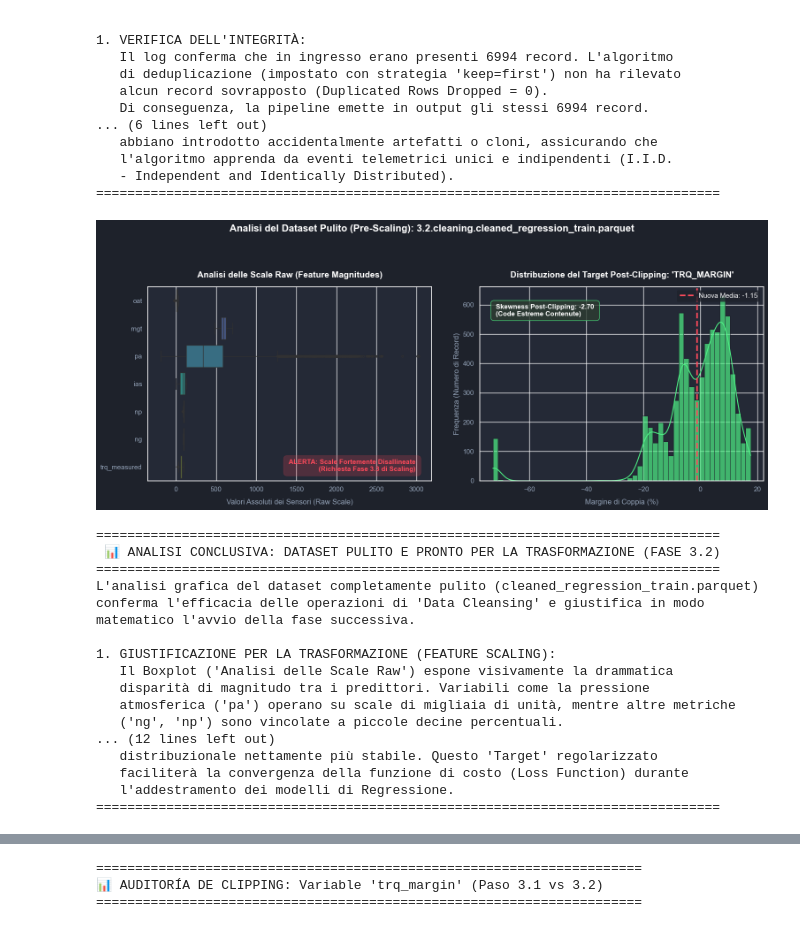
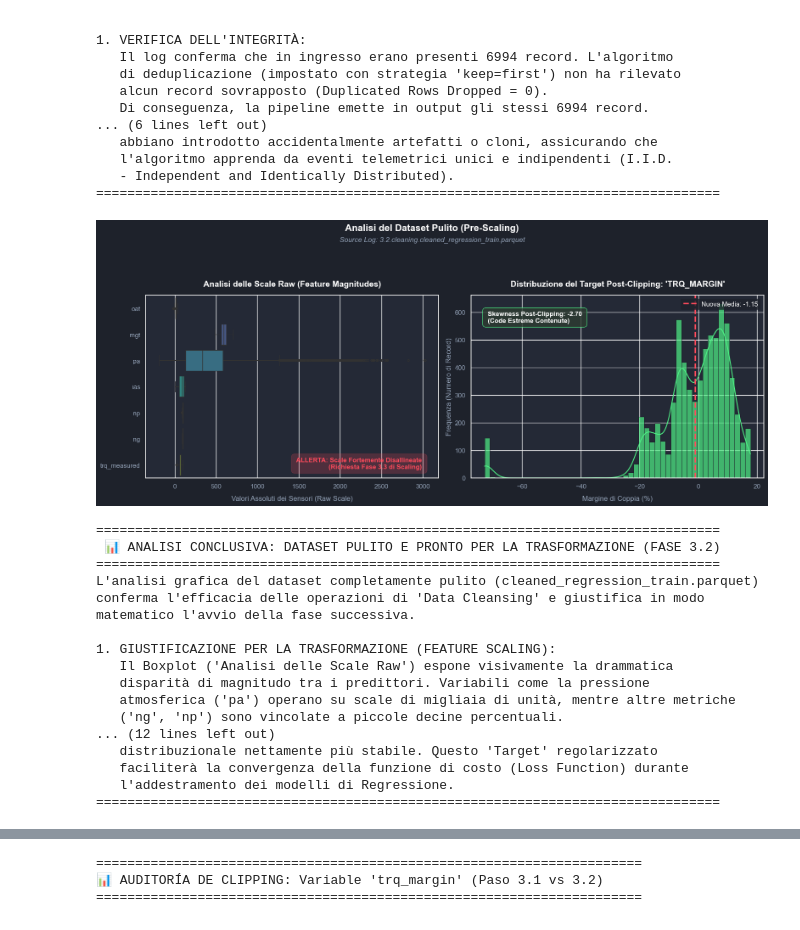
Before and after one commit to Catalinaqi/Project_MPPR-AI_B_PHM_America_2024, a Jupyter notebook: notebooks/phase3_analysis.ipynb, the cells around one changed output, grey strips where cells are left out. Drawn from its saved outputs; the diff is of its cells as text; code cells hidden in the pictures.

```diff
--- a/notebooks/phase3_analysis.ipynb
+++ b/notebooks/phase3_analysis.ipynb
@@ -730,31 +804,41 @@ df_features = df_cleaned.drop(columns=[target_col])
 target_data = df_cleaned[target_col]
 skewness_post_clip = target_data.skew()
 media_target = target_data.mean()
-
 # =============================================================================
 # 3. FASE DI DISEGNO: Visualizzazione grafica (Pre-Scaling EDA Dashboard)
 # =============================================================================
+# Configurazione del tema grafico in modalità Report/Dark
 sns.set_theme(style="darkgrid")
 plt.rcParams['font.family'] = 'sans-serif'
 
+# Inizializzazione della figura con una griglia di subplots (1 riga, 2 colonne)
 fig, axes = plt.subplots(1, 2, figsize=(16, 7), facecolor='#1e222b')
-fig.suptitle(f"Analisi del Dataset Pulito (Pre-Scaling): {filename_cleaned_train}",
-             fontsize=16, fontweight='bold', color='white', y=0.98)
+
+# TITOLO PRINCIPALE DELLA DASHBOARD (Posizionato nella parte superiore del canvas)
+fig.suptitle(f"Analisi del Dataset Pulito (Pre-Scaling)",
+             fontsize=16, fontweight='bold', color='white', y=0.96)
+
+# SOTTOTITOLO GLOBALE (Specifica del file di log sorgente)
+fig.text(0.5, 0.90, f"Source Log: {filename_cleaned_train}",
+         fontsize=12, style='italic', color='#94a3b8', ha='center')
 
 # --- GRAFICO A: Disparità delle Scale delle Features (Boxplot) ---
 ax1 = axes[0]
 ax1.set_facecolor('#242936')
 
-# Generazione del Boxplot orizzontale per mostrare i range naturali delle variabili
+# Generazione del Boxplot orizzontale per evidenziare i range naturali delle variabili
 sns.boxplot(data=df_features, orient='h', ax=ax1, palette="viridis", fliersize=3)
 
-ax1.set_title("Analisi delle Scale Raw (Feature Magnitudes)", fontsize=14, fontweight='bold', color='white', pad=15)
+# Titolo specifico per il primo subplot (Analisi delle magnitudo delle feature)
+ax1.set_title("Analisi delle Scale Raw (Feature Magnitudes)",
+              fontsize=14, fontweight='bold', color='white', pad=15)
+
 ax1.set_xlabel("Valori Assoluti dei Sensori (Raw Scale)", color='#94a3b8', labelpad=10)
 ax1.tick_params(colors='#94a3b8', labelsize=11)
 
-# Evidenziamo il problema delle scale disallineate con un box di testo
+# Box di testo per evidenziare il problema del disallineamento delle scale (Motivazione dello Scaling)
 props_warn = dict(boxstyle="round,pad=0.5", facecolor="#ff4b5c", alpha=0.2, edgecolor="#ff4b5c")
-ax1.text(0.95, 0.05, " ALERTA: Scale Fortemente Disallineate \n (Richiesta Fase 3.3 di Scaling) ",
+ax1.text(0.95, 0.05, " ALLERTA: Scale Fortemente Disallineate \n (Richiesta Fase 3.3 di Scaling) ",
          transform=ax1.transAxes, fontsize=11, color="#ff4b5c", fontweight='bold', ha='right', bbox=props_warn)
 
 
@@ -762,25 +846,30 @@ ax1.text(0.95, 0.05, " ALERTA: Scale Fortemente Disallineate \n (Richiesta Fase
 ax2 = axes[1]
 ax2.set_facecolor('#242936')
 
-# Istogramma del target pulito
+# Istogramma con stima della densità kernel (KDE) per la variabile target
 sns.histplot(target_data, bins=50, kde=True, color='#4ef085', ax=ax2, edgecolor='#1e222b', alpha=0.7)
 
-ax2.set_title(f"Distribuzione del Target Post-Clipping: '{target_col.upper()}'", fontsize=14, fontweight='bold', color='white', pad=15)
+# Titolo specifico per il secondo subplot (Distribuzione della variabile target)
+ax2.set_title(f"Distribuzione del Target Post-Clipping: '{target_col.upper()}'",
+              fontsize=14, fontweight='bold', color='white', pad=15)
+
 ax2.set_xlabel("Margine di Coppia (%)", color='#94a3b8', labelpad=10)
 ax2.set_ylabel("Frequenza (Numero di Record)", color='#94a3b8')
 ax2.tick_params(colors='#94a3b8', labelsize=11)
 
-# Disegno della linea per la Media
+# Tracciamento della linea verticale per indicare il valore medio del target
 ax2.axvline(media_target, color='#ff4b5c', linestyle='--', linewidth=2.5, label=f"Nuova Media: {media_target:.2f}")
 
-# Box informativo sulla nuova asimmetria
+# Box informativo contenente il valore di asimmetria (Skewness) ricalcolato
 props_skew = dict(boxstyle="round,pad=0.5", facecolor="#2d3c32", alpha=0.8, edgecolor="#4ef085")
-testo_skew = f" Skewness Post-Clipping: {skewness_target:.2f} \n (Code Estreme Contenute) "
+testo_skew = f" Skewness Post-Clipping: {skewness_post_clip:.2f} \n (Code Estreme Contenute) "
 ax2.text(0.05, 0.85, testo_skew, transform=ax2.transAxes, fontsize=11, color="white", fontweight='bold', bbox=props_skew)
 
+# Configurazione della legenda per il subplot del target
 ax2.legend(facecolor='#1e222b', edgecolor='none', labelcolor='white', loc='upper right')
 
-plt.tight_layout(pad=3.0)
+# Ottimizzazione del layout con area di rispetto (rect) per evitare sovrapposizioni con i titoli
+plt.tight_layout(rect=[0, 0, 1, 0.85])
 plt.show()
 
 # =============================================================================
@@ -792,34 +881,34 @@ analisi_cleaned_dataset = f"""
  📊 ANALISI CONCLUSIVA: DATASET PULITO E PRONTO PER LA TRASFORMAZIONE (FASE 3.2)
 ================================================================================
 L'analisi grafica del dataset completamente pulito (cleaned_regression_train.parquet)
 conferma l'efficacia delle operazioni di 'Data Cleansing' e giustifica in modo
 matematico l'avvio della fase successiva.
 
 1. GIUSTIFICAZIONE PER LA TRASFORMAZIONE (FEATURE SCALING):
    Il Boxplot ('Analisi delle Scale Raw') espone visivamente la drammatica
    disparità di magnitudo tra i predittori. Variabili come la pressione
    atmosferica ('pa') operano su scale di migliaia di unità, mentre altre metriche
    ('ng', 'np') sono vincolate a piccole decine percentuali.
    Se questo dataset venisse iniettato "così com'è" in un algoritmo sensibile
    alle distanze (es. Reti Neurali, SVM o k-NN), la feature 'pa' dominerebbe
    matematicamente l'aggiornamento dei pesi, annullando il segnale degli
    altri sensori. Questa evidenza impone l'esecuzione della Fase 3.3
    (Data Transformation) per applicare tecniche di normalizzazione o
    standardizzazione (StandardScaler / MinMax).
 
 2. VALIDAZIONE DEL TARGET POST-CLIPPING:
    Il grafico distribuzionale della variabile target ('{target_col}') mostra i
    benefici dell'intervento di saturazione ('Outlier Capping') eseguito in
    precedenza. Le lunghe code anomale sono state contenute, risultando in
    una Skewness ricalcolata ({skewness_post_clip:.2f}) che offre una forma
    distribuzionale nettamente più stabile. Questo 'Target' regolarizzato
    faciliterà la convergenza della funzione di costo (Loss Function) durante
    l'addestramento dei modelli di Regressione.
 ================================================================================
 """
 print(analisi_cleaned_dataset)
 # %% [output]
-[figure, old version]
+[figure, new version]
 ================================================================================
  📊 ANALISI CONCLUSIVA: DATASET PULITO E PRONTO PER LA TRASFORMAZIONE (FASE 3.2)
 ================================================================================
```
Also changed, not shown: parts of 21 cells of this notebook, 5 other files.
